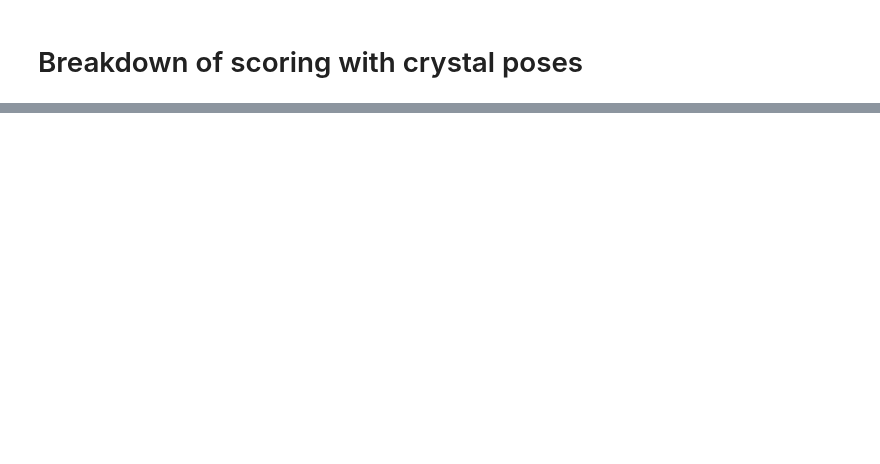
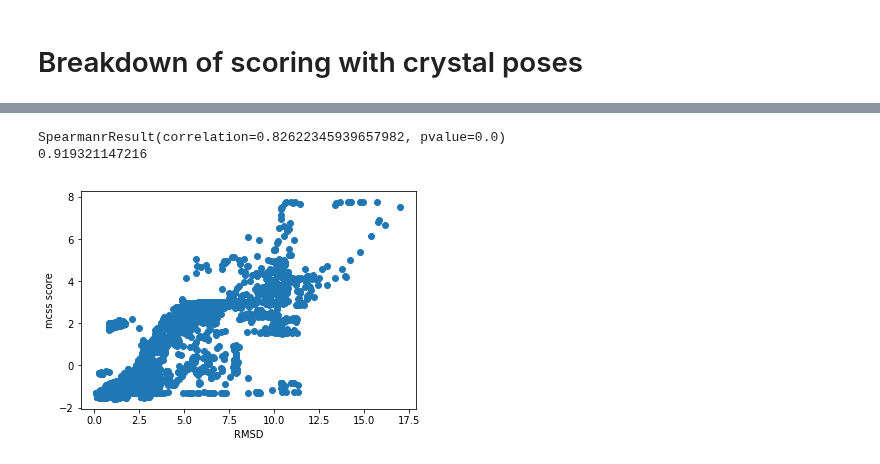
Before and after one commit to orangese/combind_multistruct_benchmarking, a Jupyter notebook: notebooks/crystal_only_mcss.ipynb, the cells around one changed output, grey strips where cells are left out. Drawn from its saved outputs; the diff is of its cells as text; code cells hidden in the pictures; blank space fills up the shorter version.

```diff
--- a/notebooks/crystal_only_mcss.ipynb
+++ b/notebooks/crystal_only_mcss.ipynb
@@ -185,0 +247,9 @@ for protein, dists in stats.items():
+# %%
+metrics(rmsd, mcss_score)
+plt.ylabel('mcss score')
+plt.xlabel('RMSD')
+plt.show()
+# %% [output]
+SpearmanrResult(correlation=0.82622345939657982, pvalue=0.0)
+0.919321147216
+[figure, added]
```
Also changed, not shown: parts of 20 cells of this notebook.
